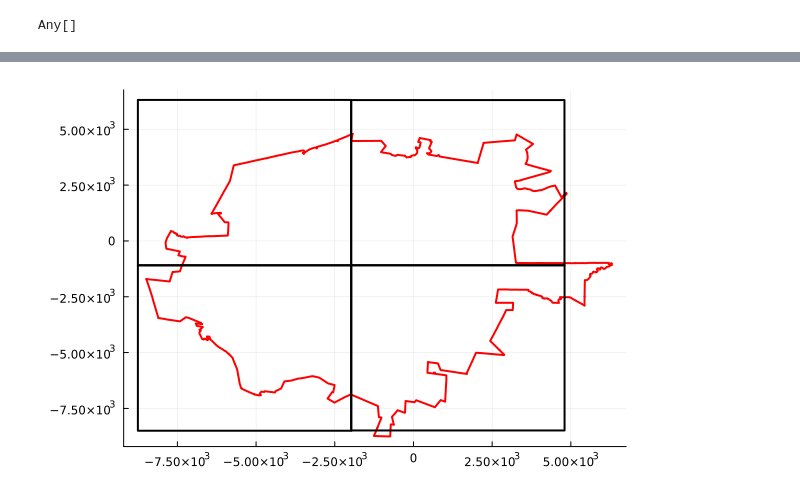
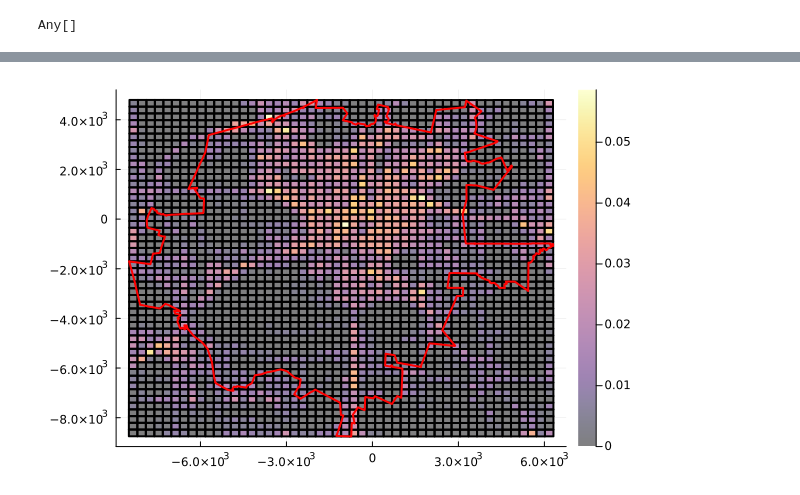
Before and after one commit to AdamKasinski/walkability_analyses, a Jupyter notebook: regression_grid.ipynb, the cells around one changed output, grey strips where cells are left out. Saved outputs shown, nothing was run; the diff lists cells and outputs as text; code cells hidden in the pictures.

Commit message:
tile plot added

```diff
--- a/regression_grid.ipynb
+++ b/regression_grid.ipynb
@@ -116,0 +123,3 @@ end
+# %%
+density = lengths./areas
+denisty = min_max_scaling(density)
@@ -117,14 +144,18 @@ end
 # %%
 figure = Plots.plot()
 grouped_ways = DataFrames.groupby(boundaries, :wayid)
+
+for (y,x,d) in zip(xs,ys,density)
+    Plots.plot!(figure, x, y, seriestype = :shape, lw = 2, fillalpha=0.5,
+                linecolor = :black, legend = false, fill_z=d)
+end
+
 for (key, way) in pairs(grouped_ways)
     Plots.plot!(figure, way.x, way.y, label="wayid $(key)",
                                     line=:path,legend=false,linecolor=:red,
                                     linewidth=2)
 end
-for (x,y) in zip(xs,ys)
-    Plots.plot!(figure, x, y, seriestype = :shape, lw = 2, fillalpha = 0, linecolor = :black, legend = false)
-end
+
 figure
 # %% [output]
-[figure, old version]
+[figure, new version]
```
Also changed, not shown: parts of 8 cells of this notebook, 3 other files.
